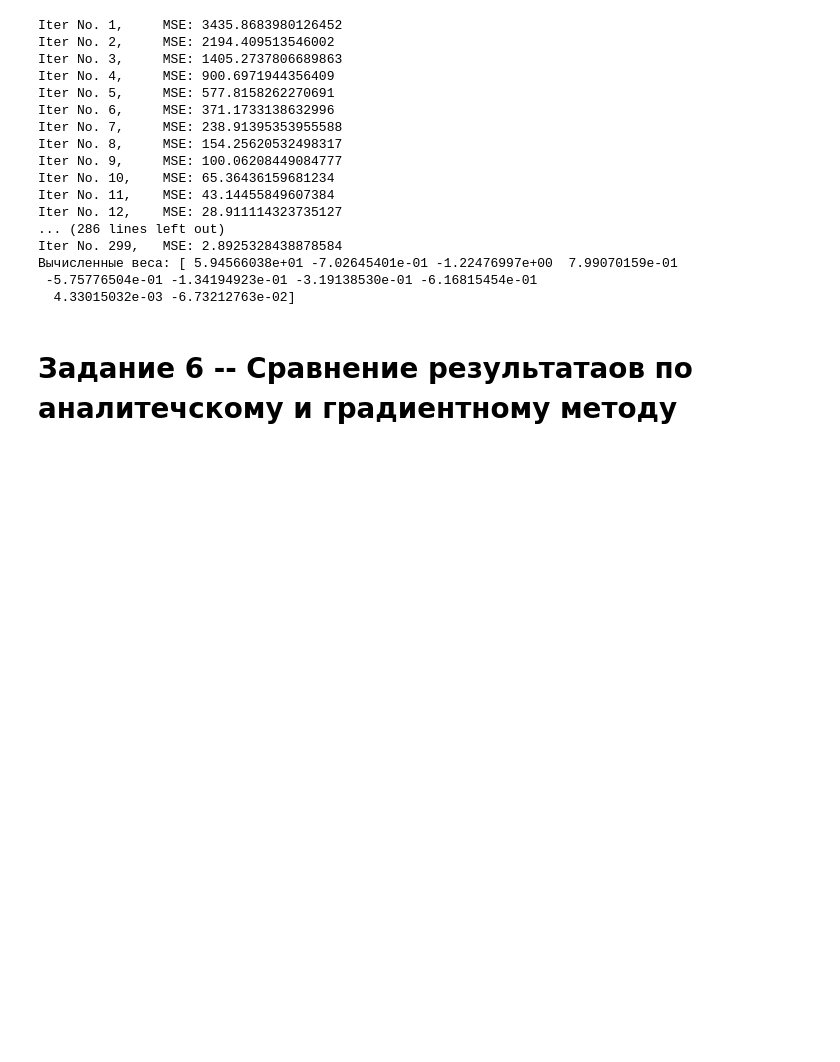
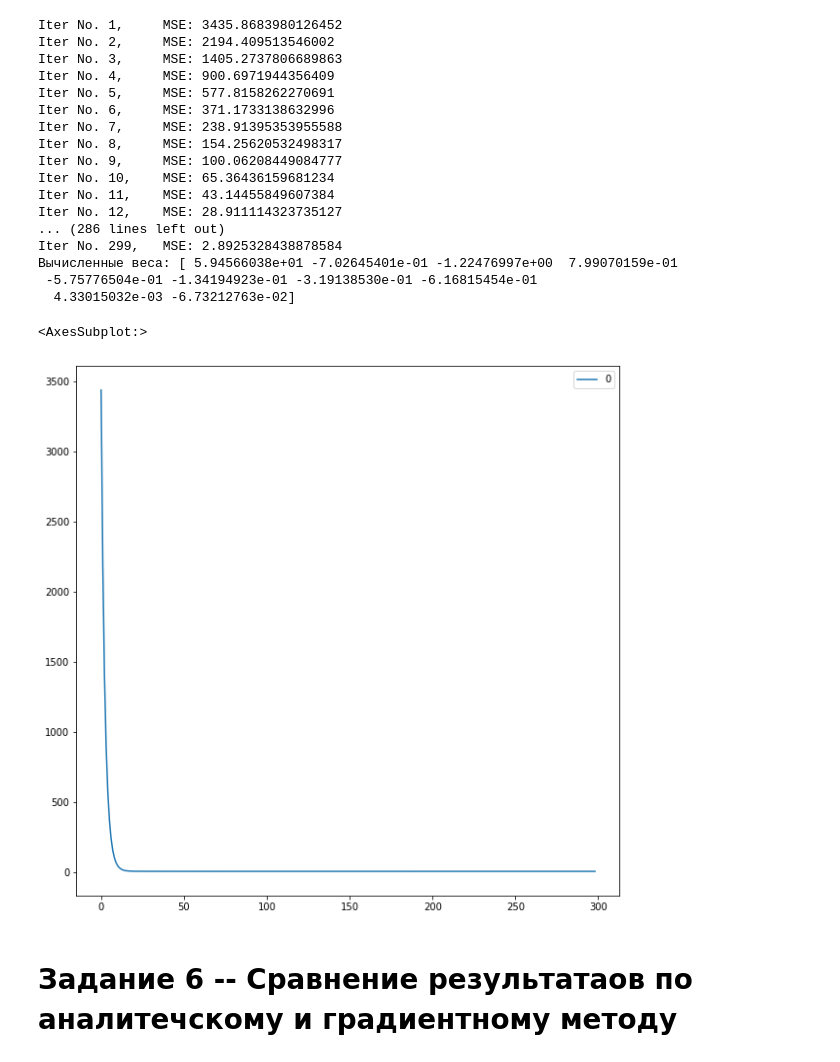
Before and after one commit to FrBarbarossa/DA, a Jupyter notebook: PAD_LR_1/PAD_LR_1_Makushin.ipynb, the cells around one changed output. Saved outputs shown, nothing was run; the diff lists cells and outputs as text; code cells hidden in the pictures; blank space fills up the shorter version.

Commit message:
More graphics
+ Correlation analysis of raw data
+ More comments

```diff
--- a/PAD_LR_1/PAD_LR_1_Makushin.ipynb
+++ b/PAD_LR_1/PAD_LR_1_Makushin.ipynb
@@ -274,6 +290,7 @@ R2: 0.45903545261892087
 w = np.array([1] * len(X.columns))
 n = len(X)
 learning_rate = 0.1
+errors = []
 for iteration in range(1, 300):
     # шаг 2 - считаем y^
     y_iter_pred = np.dot(np.array(X_preproccessed_z), w)
@@ -285,6 +302,7 @@ for iteration in range(1, 300):
     w = w - learning_rate * dS_dw
 
     # Фиксируем номер итерацию и MSE на ней
+    errors.append(mse)
     print(f"Iter No. {iteration}, \tMSE: {mse}")
 Y_pred_by_x_z_by_grad = np.dot(X_preproccessed_z, w) # Значения предсказанные согласно весам, полученным градиентным методом
 print("Вычисленные веса:", w)
@@ -306,6 +324,11 @@ Iter No. 299,   MSE: 2.8925328438878584
 Вычисленные веса: [ 5.94566038e+01 -7.02645401e-01 -1.22476997e+00  7.99070159e-01
  -5.75776504e-01 -1.34194923e-01 -3.19138530e-01 -6.16815454e-01
   4.33015032e-03 -6.73212763e-02]
+# %%
+pd.DataFrame(errors).plot(figsize=(10, 10))
+# %% [output]
+<AxesSubplot:>
+[figure, added]
 # %% [markdown]
 # Задание 6 -- Сравнение результатаов по аналитечскому и градиентному методу
 # %% [markdown]
```
Also changed, not shown: parts of 5 cells of this notebook.
